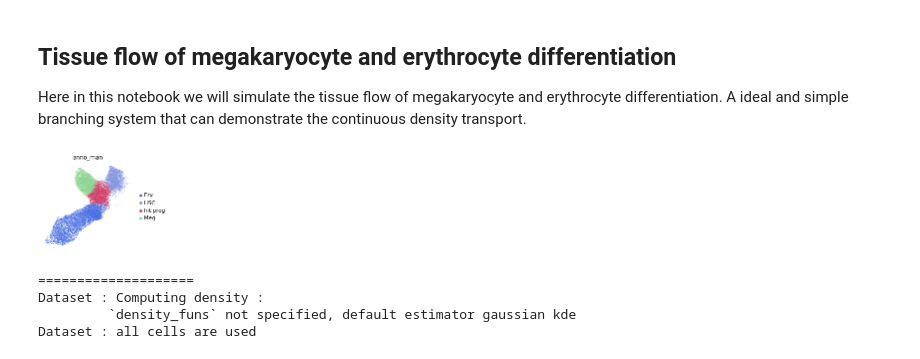
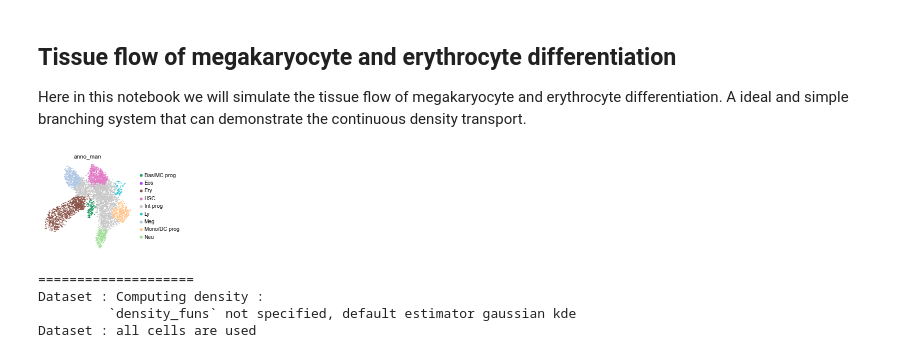
Before and after one commit to Gottgens-lab/pseudodynamics_plus, a Jupyter notebook: docs/notebooks/continuous_density_transport.ipynb, the cells around one changed output. Cells and saved outputs as stored; diff of their text form; code cells hidden in the pictures.

```diff
--- a/docs/notebooks/continuous_density_transport.ipynb
+++ b/docs/notebooks/continuous_density_transport.ipynb
@@ -34,14 +34,13 @@ workding directory changed to: /rds/user/wz369/hpc-work/pseudodynamics_plus
 We provide a simple example of how to use the functions in the package. Again, both the model and the data are resumed from the provided config file.
 # %%
 # find all config files
-config_dir = "logs/ery_mk_Aug1_multiscaled_n6/pde_params_tsense"
+config_dir = "logs/tom_pos_toy/pde_params_tsense"   # toy model shipped with the repository
 configs = [file for file in os.listdir(config_dir) if file.endswith('.json')]
 # %% [markdown]
 Reload experimental config and the model
 # %%
 
-config = pdp.ExperimentConfig(os.path.abspath(os.path.join(config_dir, 'V2_config.json')))
-config.from_json(os.path.abspath(os.path.join(config_dir, 'V2_config.json')))
+config = pdp.ExperimentConfig(os.path.abspath(os.path.join(config_dir, 'V0_config.json')))
 
 
 
@@ -58,14 +57,14 @@ pdp.tl.make_dir(result_dir)
 
 Here in this notebook we will simulate the tissue flow of megakaryocyte and erythrocyte differentiation. A ideal and simple branching system that can demonstrate the continuous density transport.
 # %%
-# # load dataset
-dataset_name = config.experiment_config['dataset']
-print(dataset_name)
-adata = sc.read_h5ad(f'data/{dataset_name}.h5ad')
+# `dataset` is either a name under data/ (data/<name>.h5ad) or a path relative to the repo root
+data_name = config.experiment_config['dataset']
+h5_path = f"{data_name}.h5ad" if os.path.exists(f"{data_name}.h5ad") else f"data/{data_name}.h5ad"
+adata = sc.read_h5ad(h5_path)
 
 sc.pl.umap(adata, color='anno_man')
 # %% [output]
-[figure, old version]
+[figure, new version]
 # %%
 # create the pseudydynamics+ datamodule
 ds_config = config.dataset_config.copy()
```
Also changed, not shown: parts of 13 cells of this notebook, 14 other files.
